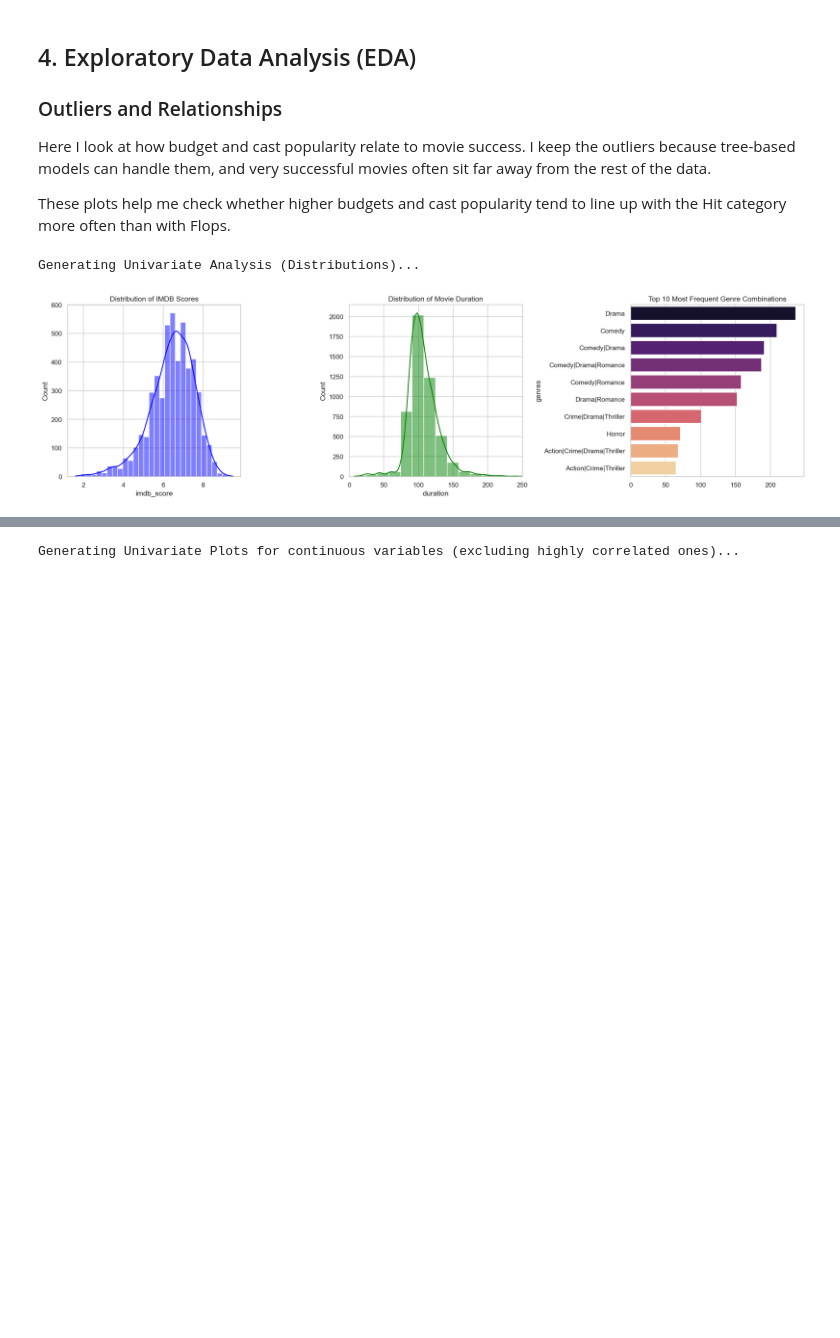
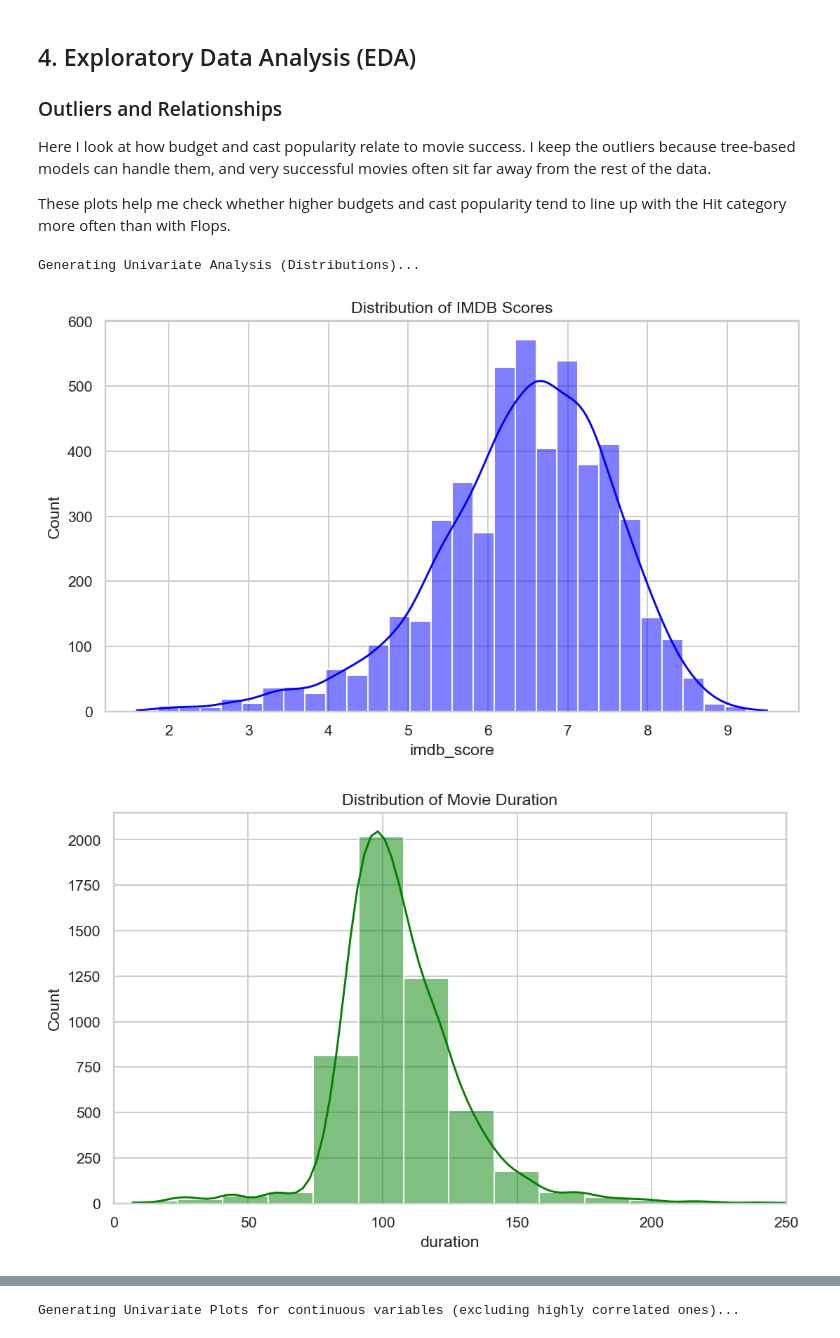
Before and after one commit to mesh1134/Predicting_Movie_Success, a Jupyter notebook: Movie_Predictor_latest.ipynb, the cells around one changed output, grey strips where cells are left out. Cells and saved outputs as stored; diff of their text form; code cells hidden in the pictures; blank space fills up the shorter version.

```diff
--- a/Movie_Predictor_latest.ipynb
+++ b/Movie_Predictor_latest.ipynb
@@ -179,28 +179,39 @@ Here I look at how budget and cast popularity relate to movie success. I keep th
 These plots help me check whether higher budgets and cast popularity tend to line up with the Hit category more often than with Flops.
 # %%
 print("Generating Univariate Analysis (Distributions)...")
-fig, axes = plt.subplots(1, 3, figsize=(18, 5))
 
 # Plot 1: Distribution of IMDB Scores (Before Categorizing)
+plt.figure(figsize=(8, 5))
 # Fixed the df_raw reference since it wasn't defined. Pulling it from csv straight away:
 sns.histplot(pd.read_csv("movie_metadata.csv")['imdb_score'],
-             bins=30, kde=True, color='blue', ax=axes[0])
-axes[0].set_title('Distribution of IMDB Scores')
+             bins=30, kde=True, color='blue')
+plt.title('Distribution of IMDB Scores')
+plt.tight_layout()
+save_plot('01a_Distribution_IMDB_Scores.png')
+plt.show()
 
 # Plot 2: Distribution of Movie Duration
-sns.histplot(df['duration'], bins=30, kde=True, color='green', ax=axes[1])
-axes[1].set_title('Distribution of Movie Duration')
-axes[1].set_xlim(0, 250) # Zoom in to ignore extreme outliers
+plt.figure(figsize=(8, 5))
+sns.histplot(df['duration'], bins=30, kde=True, color='green')
+plt.title('Distribution of Movie Duration')
+plt.xlim(0, 250) # Zoom in to ignore extreme outliers
+plt.tight_layout()
+save_plot('01b_Distribution_Duration.png')
+plt.show()
 
-# Plot 3: Top Genres Count
-# Note: Genres are often pipe-separated, just taking a quick look at raw strings for top 10
-top_genres = df['genres'].value_counts().head(10)
-sns.barplot(y=top_genres.index, x=top_genres.values, palette='magma', ax=axes[2])
-axes[2].set_title('Top 10 Most Frequent Genre Combinations')
-
+# Plot 3: Top Individual Genres Count
+# Split the pipe-separated genres and explode them to count individually
+plt.figure(figsize=(8, 5))
+genres_split = df['genres'].str.split('|').explode()
+top_genres = genres_split.value_counts().head(10)
+sns.barplot(y=top_genres.index, x=top_genres.values, palette='viridis')
+plt.title('Drama and Comedy Dominate the Market Share', fontsize=14, fontweight='bold')
+plt.xlabel('Number of Movies')
+plt.ylabel('Individual Genre')
 plt.tight_layout()
-save_plot('01_Initial_Distributions.png')
+save_plot('01c_Top_10_Genres.png')
 plt.show()
 # %% [output]
 Generating Univariate Analysis (Distributions)...
-[figure, old version]
+[figure, new version]
+[figure, added]
```
Also changed, not shown: parts of 6 cells of this notebook, 12 other files.
